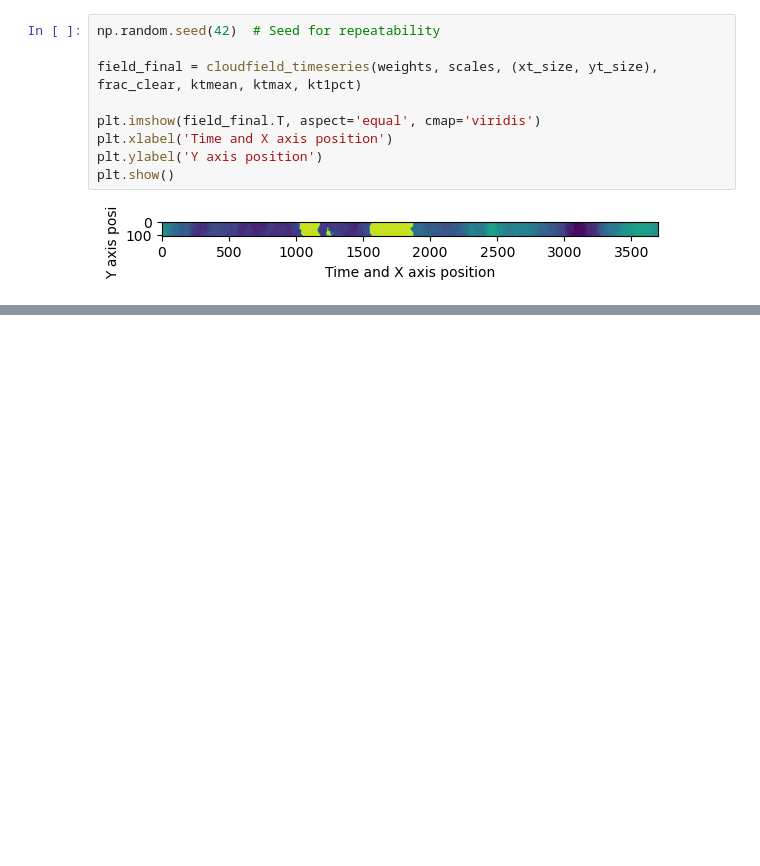
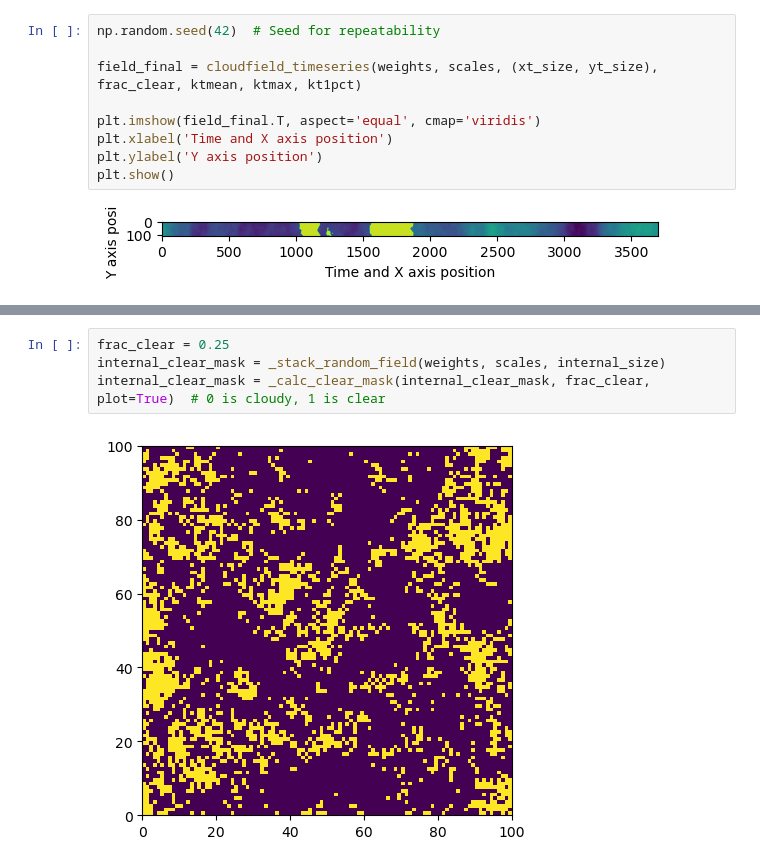
Before and after one commit to jranalli/solarspatialtools, a Jupyter notebook: demos/synthetic_clouds_demo.ipynb, the cells around one changed output, grey strips where cells are left out. Cells and saved outputs as stored; diff of their text form; blank space fills up the shorter version.

```diff
--- a/demos/synthetic_clouds_demo.ipynb
+++ b/demos/synthetic_clouds_demo.ipynb
@@ -151,0 +209,6 @@ Plots about it
+# %%
+frac_clear = 0.25
+internal_clear_mask = _stack_random_field(weights, scales, internal_size)
+internal_clear_mask = _calc_clear_mask(internal_clear_mask, frac_clear, plot=True)  # 0 is cloudy, 1 is clear
+# %% [output]
+[figure, added]
```
Also changed, not shown: parts of 13 cells of this notebook.
